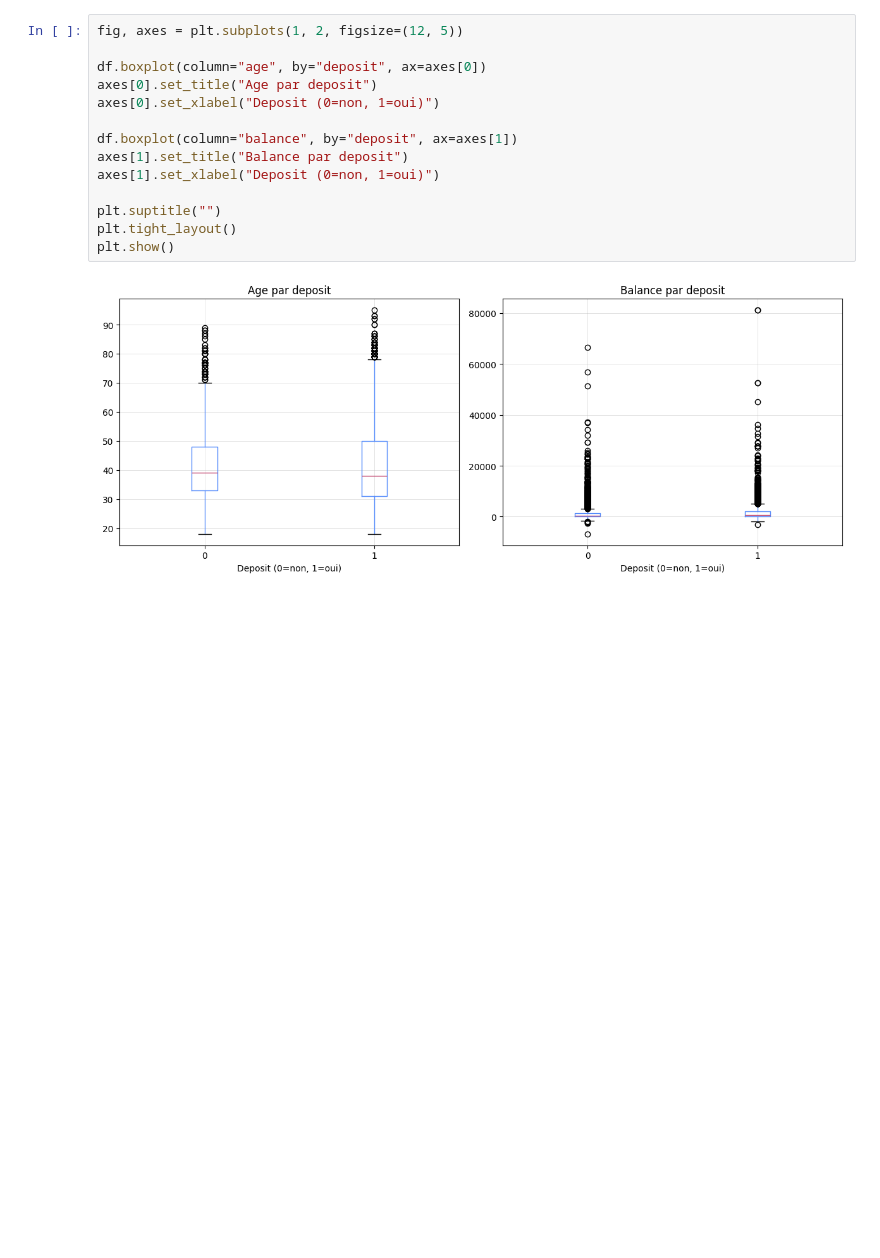
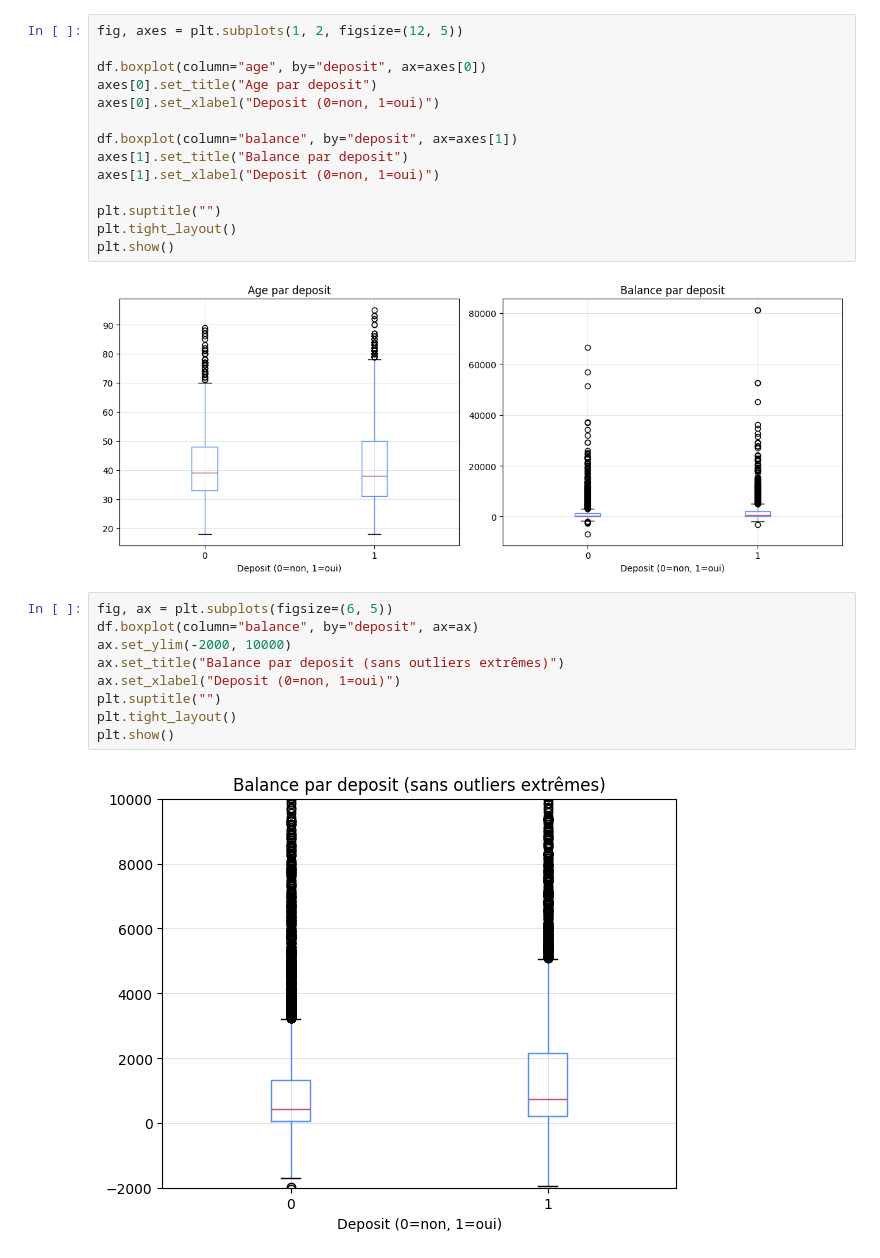
Before and after one commit to but-yohan-carvalho/optimisateur_marketing, a Jupyter notebook: lead_scoring/notebooks/01_eda.ipynb, the cells around one changed output. Drawn from its saved outputs; the diff is of its cells as text; blank space fills up the shorter version.

```diff
--- a/lead_scoring/notebooks/01_eda.ipynb
+++ b/lead_scoring/notebooks/01_eda.ipynb
@@ -109,3 +109,14 @@ plt.tight_layout()
 plt.show()
 # %% [output]
 [figure]
+# %%
+fig, ax = plt.subplots(figsize=(6, 5))
+df.boxplot(column="balance", by="deposit", ax=ax)
+ax.set_ylim(-2000, 10000)
+ax.set_title("Balance par deposit (sans outliers extrêmes)")
+ax.set_xlabel("Deposit (0=non, 1=oui)")
+plt.suptitle("")
+plt.tight_layout()
+plt.show()
+# %% [output]
+[figure, added]
```
Also changed, not shown: parts of 2 cells of this notebook, 2 other files.
